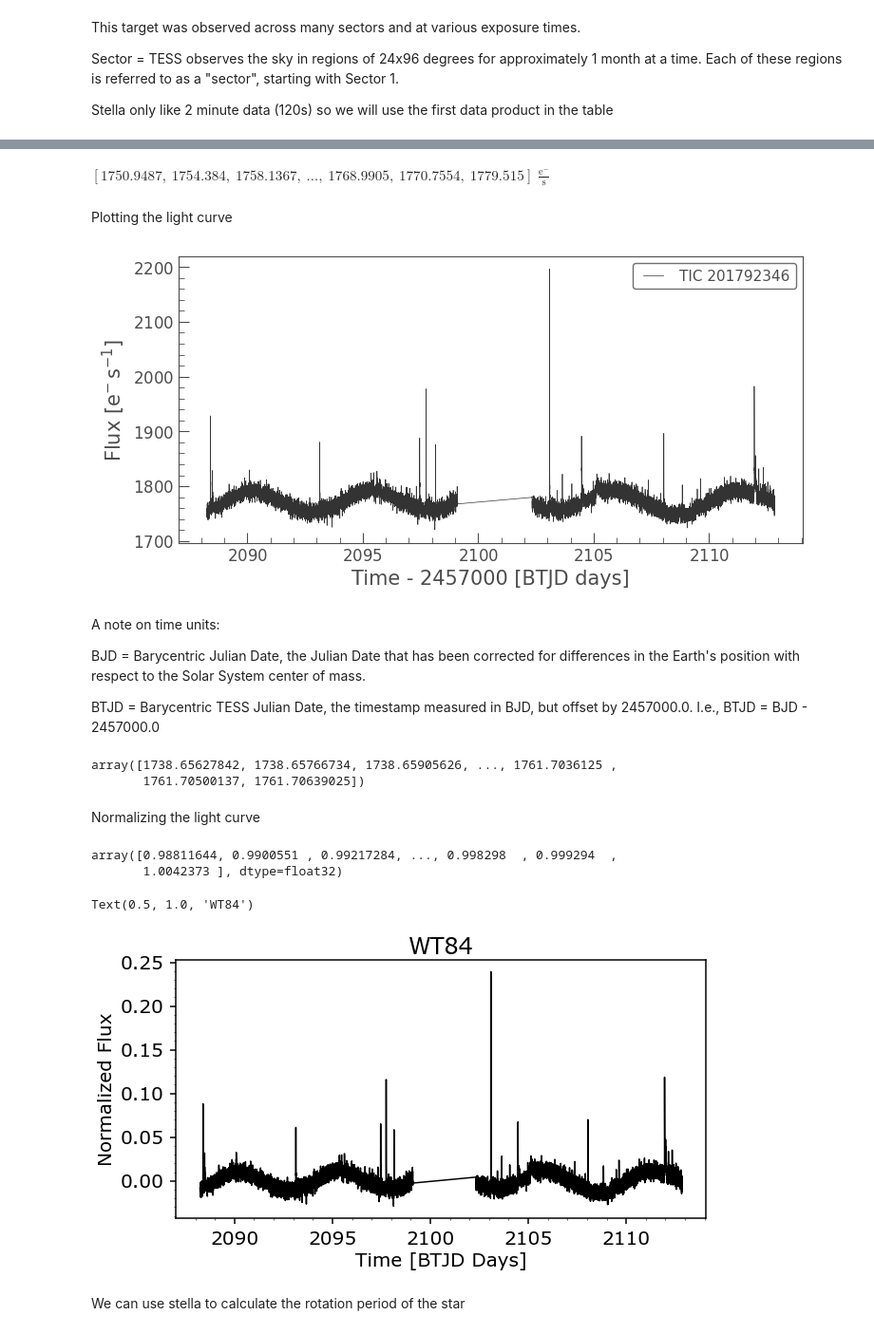
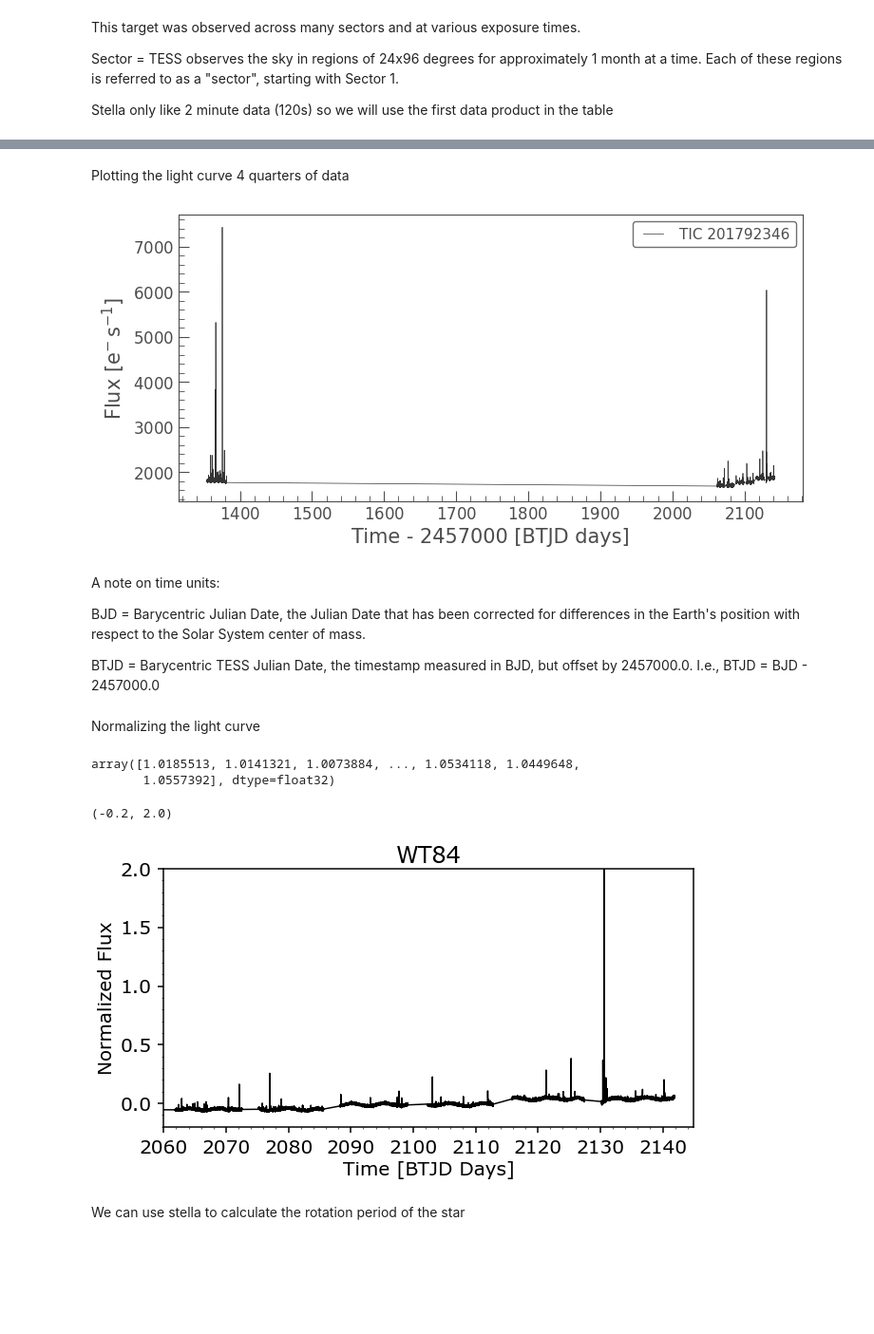
Before and after one commit to lupitatovar/PreMAP2021, a Jupyter notebook: WT84.ipynb, the cells around one changed output, grey strips where cells are left out. Shown at 95% size. Drawn from its saved outputs; the diff is of its cells as text; code cells hidden in the pictures; blank space fills up the shorter version.

```diff
--- a/WT84.ipynb
+++ b/WT84.ipynb
@@ -42,6 +41,6 @@ Sector = TESS observes the sky in regions of 24x96 degrees for approximately 1 m
 
 Stella only like 2 minute data (120s) so we will use the first data product in the table
 # %%
-lc = star.download().PDCSAP_FLUX
-lc
+lc = star2.download_all().PDCSAP_FLUX
+#lc
 # %% [output]
@@ -68,19 +52,22 @@ TessLightCurve length=17929 LABEL="TIC 201792346" SECTOR=29 AUTHOR=SPOC
-# %%
-lc=lc.PDCSAP_FLUX.remove_nans()
-# %%
-lc.flux
-# %% [output]
-$[1750.9487,~1754.384,~1758.1367,~\dots,~1768.9905,~1770.7554,~1779.515] \; \mathrm{\frac{e^{-}}{s}}$
+# %%
+WT84lc = lc[0].PDCSAP_FLUX.remove_nans()
+
+#stitching together the full light curve
+for q in range(1,len(lc)):
+    try:
+        WT84lc = WT84lc.append(lc[q].PDCSAP_FLUX).remove_nans()
+    except:
+            print(q)
 # %% [markdown]
-Plotting the light curve
+Plotting the light curve 4 quarters of data
 # %%
-lc.plot(); #this makes a plot of the light curve
+WT84lc.plot(); #this makes a plot of the light curve
 #plt.xlim(1745,1750)
 #plt.ylim(109000,115000)
 
 #plt.savefig('/Users/lupitatovar/PreMAP2021/figures/EV_LAC.png')
 # %% [output]
-[figure, old version]
+[figure, new version]
 # %% [markdown]
 A note on time units:
 
@@ -88,20 +75,15 @@ BJD = Barycentric Julian Date, the Julian Date that has been corrected for diffe
 
 
 BTJD = Barycentric TESS Julian Date, the timestamp measured in BJD, but offset by 2457000.0. I.e., BTJD = BJD - 2457000.0
-# %%
-lc.time.btjd
-# %% [output]
-array([1738.65627842, 1738.65766734, 1738.65905626, ..., 1761.7036125 ,
-       1761.70500137, 1761.70639025])
 # %% [markdown]
 Normalizing the light curve
 # %%
-lc.pdcsap_flux.value/np.nanmedian(lc.pdcsap_flux.value)
+WT84lc.pdcsap_flux.value/np.nanmedian(WT84lc.pdcsap_flux.value)
 # %% [output]
-array([0.98811644, 0.9900551 , 0.99217284, ..., 0.998298  , 0.999294  ,
-       1.0042373 ], dtype=float32)
+array([1.0185513, 1.0141321, 1.0073884, ..., 1.0534118, 1.0449648,
+       1.0557392], dtype=float32)
 # %%
-median_flux = lc.pdcsap_flux.value/np.nanmedian(lc.pdcsap_flux.value)-1
+median_flux = WT84lc.pdcsap_flux.value/np.nanmedian(WT84lc.pdcsap_flux.value)-1
 # %%
 plt.rcParams['axes.linewidth']=1.5
 plt.rcParams["font.size"] = 20
@@ -110,14 +92,17 @@ plt.rcParams["font.sans-serif"] = ['Verdana']
 # %%
 plt.figure(figsize=[10,5])
 plt.minorticks_on()
 plt.tick_params(direction='out',width=1.5,length=6,pad=7)
-plt.plot(lc.time.btjd,median_flux,color='k')
+plt.plot(WT84lc.time.btjd,median_flux,color='k')
 plt.xlabel('Time [BTJD Days]')
 plt.ylabel('Normalized Flux')
 plt.title('WT84')
+#plt.xlim(1353,1382)
+plt.xlim(2060,2145)
+plt.ylim(-0.2,2)
 # %% [output]
-Text(0.5, 1.0, 'WT84')
+(-0.2, 2.0)
-[figure, old version]
+[figure, new version]
 # %% [markdown]
 We can use stella to calculate the rotation period of the star
 # %%
```
Also changed, not shown: parts of 24 cells of this notebook, 5 other files.
